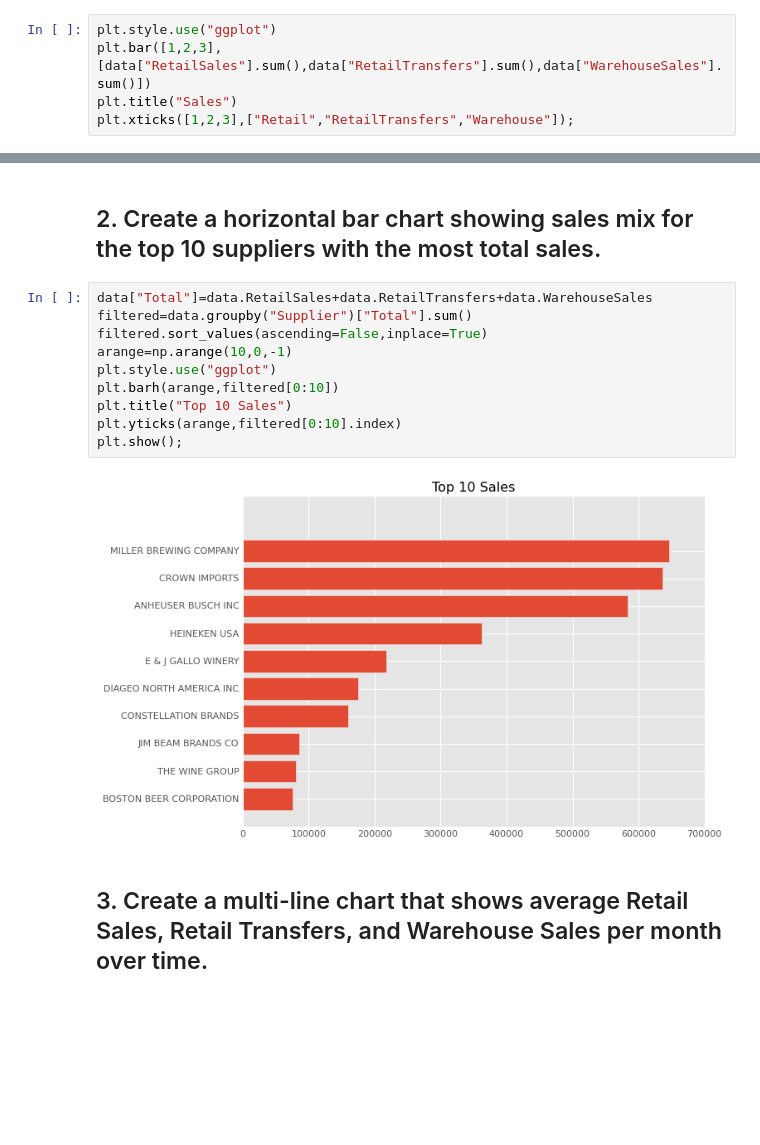
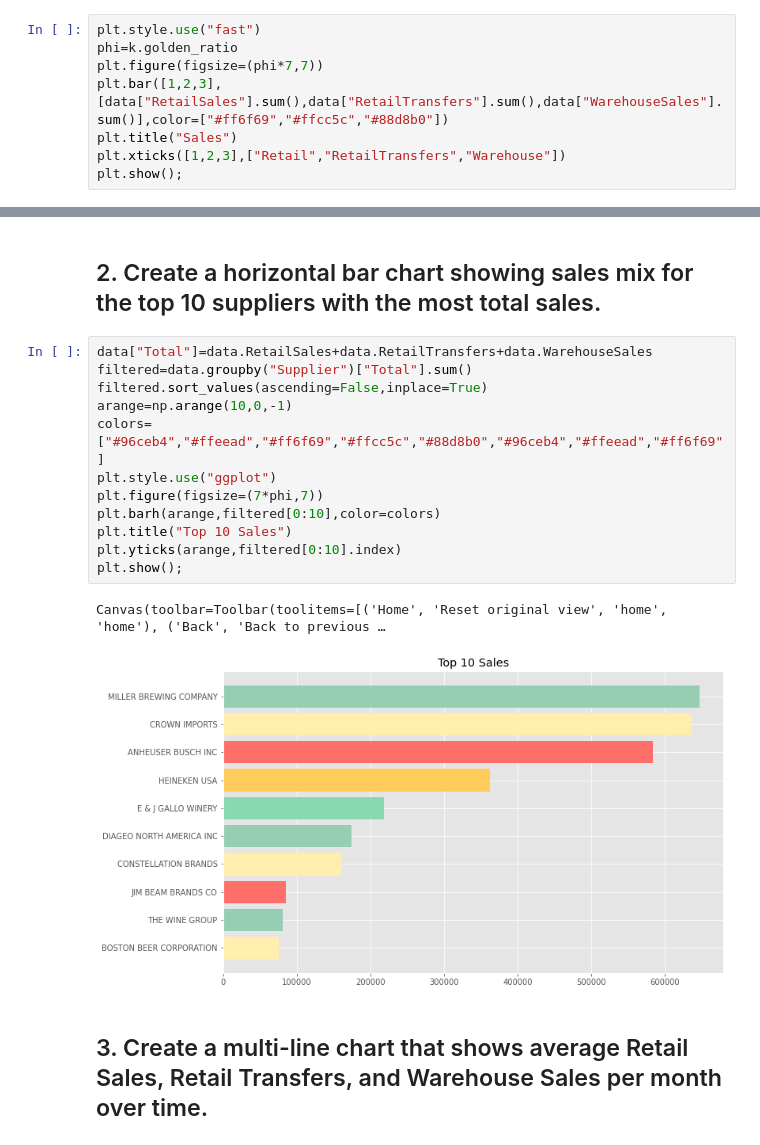
Before and after one commit to ta-data-mexpt/lab-plotting-multiple-data-series, a Jupyter notebook: your-code/main.ipynb, the cells around one changed output, grey strips where cells are left out. Saved outputs shown, nothing was run; the diff lists cells and outputs as text; blank space fills up the shorter version.

```diff
--- a/your-code/main.ipynb
+++ b/your-code/main.ipynb
@@ -24,8 +28,11 @@ data.head()
 # %% [markdown]
 ## 1. Create a bar chart with bars for total Retail Sales, Retail Transfers, and Warehouse Sales by Item Type.
 # %%
-plt.style.use("ggplot")
-plt.bar([1,2,3],[data["RetailSales"].sum(),data["RetailTransfers"].sum(),data["WarehouseSales"].sum()])
+plt.style.use("fast")
+phi=k.golden_ratio
+plt.figure(figsize=(phi*7,7))
+plt.bar([1,2,3],[data["RetailSales"].sum(),data["RetailTransfers"].sum(),data["WarehouseSales"].sum()],color=["#ff6f69","#ffcc5c","#88d8b0"])
 plt.title("Sales")
-plt.xticks([1,2,3],["Retail","RetailTransfers","Warehouse"]);
+plt.xticks([1,2,3],["Retail","RetailTransfers","Warehouse"])
+plt.show();
 # %% [output]
@@ -35,15 +43,18 @@ plt.xticks([1,2,3],["Retail","RetailTransfers","Warehouse"]);
 # %%
 data["Total"]=data.RetailSales+data.RetailTransfers+data.WarehouseSales
 filtered=data.groupby("Supplier")["Total"].sum()
 filtered.sort_values(ascending=False,inplace=True)
 arange=np.arange(10,0,-1)
+colors=["#96ceb4","#ffeead","#ff6f69","#ffcc5c","#88d8b0","#96ceb4","#ffeead","#ff6f69"]
 plt.style.use("ggplot")
-plt.barh(arange,filtered[0:10])
+plt.figure(figsize=(7*phi,7))
+plt.barh(arange,filtered[0:10],color=colors)
 plt.title("Top 10 Sales")
 plt.yticks(arange,filtered[0:10].index)
 plt.show();
 # %% [output]
+Canvas(toolbar=Toolbar(toolitems=[('Home', 'Reset original view', 'home', 'home'), ('Back', 'Back to previous …
-[figure, old version]
+[figure, new version]
 # %% [markdown]
 ## 3. Create a multi-line chart that shows average Retail Sales, Retail Transfers, and Warehouse Sales per month over time.
 # %%
```
Also changed, not shown: parts of 8 cells of this notebook.
